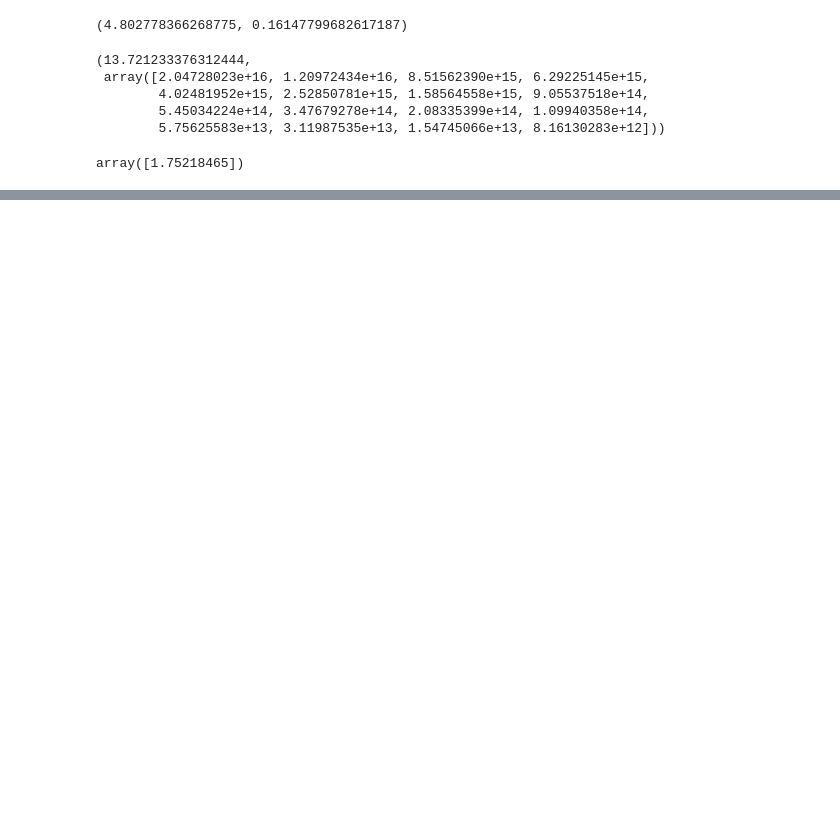
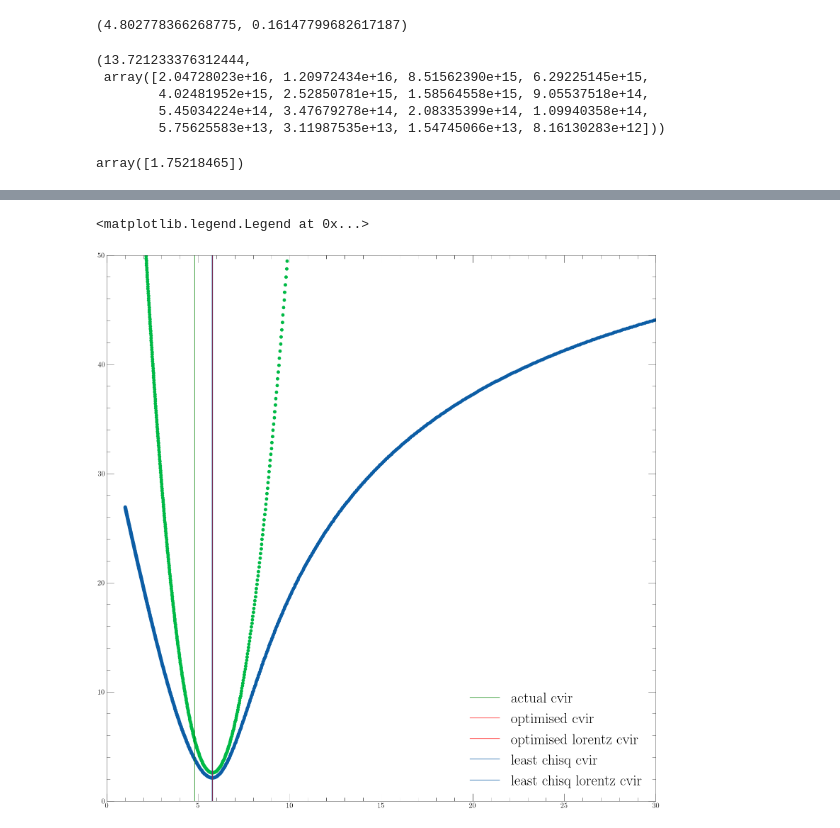
Before and after one commit to Nikhil0504/Simulations, a Jupyter notebook: Bolshoi/best_fit_guess.ipynb, the cells around one changed output, grey strips where cells are left out. Cells and saved outputs as stored; diff of their text form; code cells hidden in the pictures; blank space fills up the shorter version.

```diff
--- a/Bolshoi/best_fit_guess.ipynb
+++ b/Bolshoi/best_fit_guess.ipynb
@@ -96,2 +76,16 @@ array([5.76518432])
+# %%
+plt.scatter(np.exp(cvirs), bl)
+plt.scatter(np.exp(cvirs), b)
+plt.axvline(cvir, c='g', label='actual cvir')
+plt.axvline(np.exp(optres.x), c='r', label='optimised cvir')
+plt.axvline(np.exp(optresl.x), c='r', label='optimised lorentz cvir')
+plt.axvline(np.exp(cvirs)[np.argmin(b)], label='least chisq cvir')
+plt.axvline(np.exp(cvirs)[np.argmin(bl)], label='least chisq lorentz cvir')
+plt.ylim(0, 50)
+plt.xlim(0, 30)
+plt.legend()
+# %% [output]
+<matplotlib.legend.Legend at 0x...>
+[figure, added]
 # %%
 plt.scatter(np.exp(cvirs), bl)
```
Also changed, not shown: parts of 6 cells of this notebook.
